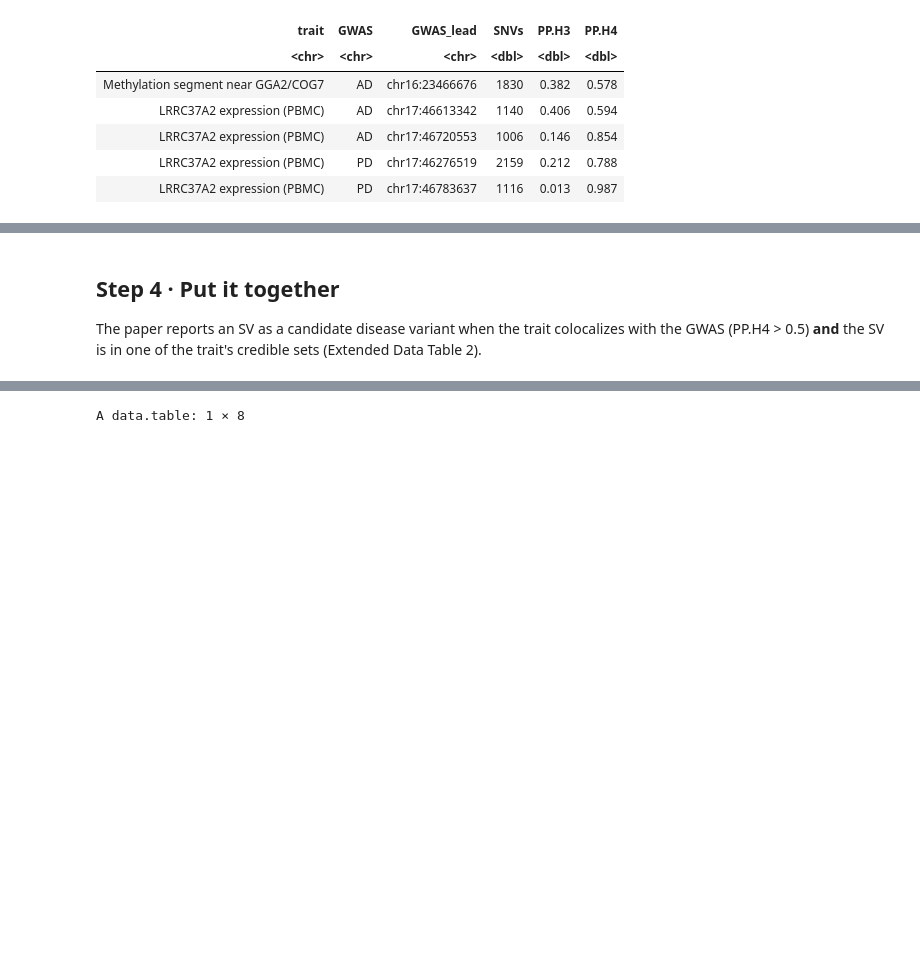
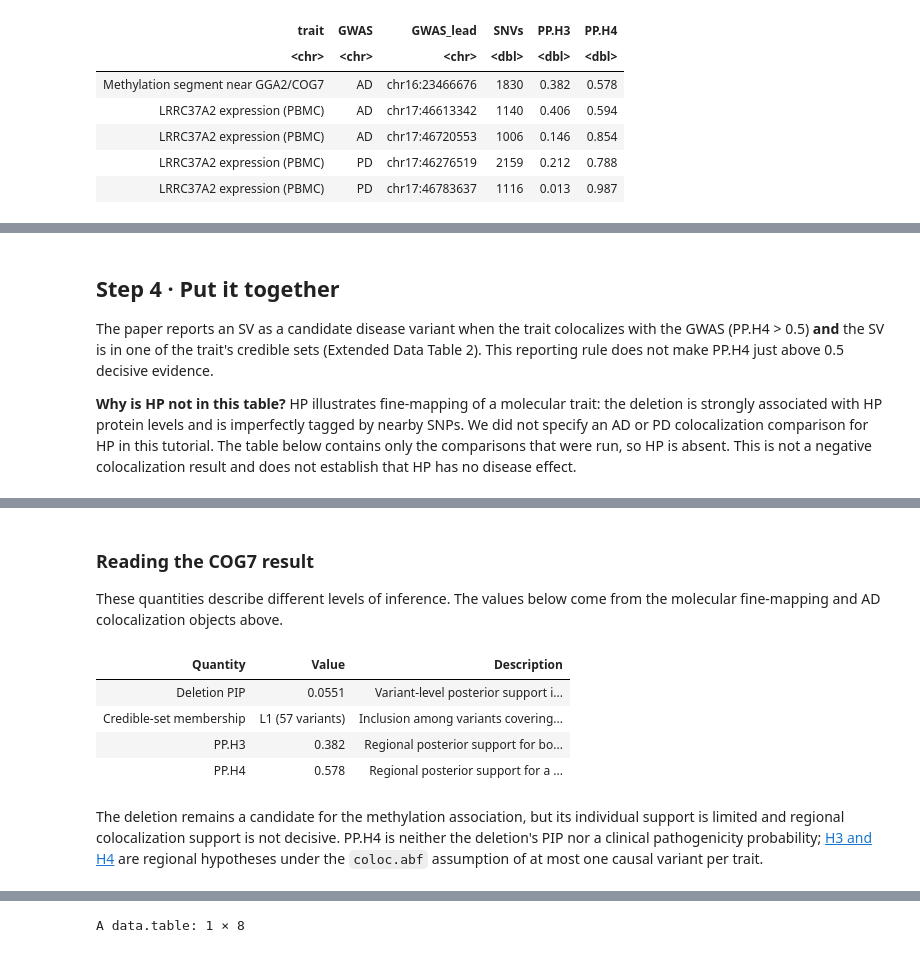
Before and after one commit to Junkkkk/sv-finemapping-coloc-tutorial, a Jupyter notebook: notebooks/02_finemapping_and_colocalization.ipynb, the cells around one changed output, grey strips where cells are left out. Cells and saved outputs as stored; diff of their text form; code cells hidden in the pictures; blank space fills up the shorter version.

```diff
--- a/notebooks/02_finemapping_and_colocalization.ipynb
+++ b/notebooks/02_finemapping_and_colocalization.ipynb
@@ -544,6 +586,13 @@ options(repr.plot.width = 10, repr.plot.height = 4.5)
 
 The paper reports an SV as a candidate disease variant when the trait colocalizes with the GWAS
 (PP.H4 > 0.5) **and** the SV is in one of the trait's credible sets (Extended Data Table 2).
+This reporting rule does not make PP.H4 just above 0.5 decisive evidence.
+
+**Why is HP not in this table?** HP illustrates fine-mapping of a molecular trait: the deletion is
+strongly associated with HP protein levels and is imperfectly tagged by nearby SNPs. We did not specify
+an AD or PD colocalization comparison for HP in this tutorial. The table below contains only the
+comparisons that were run, so HP is absent. This is not a negative colocalization result and does not
+establish that HP has no disease effect.
 # %%
 summary_table <- merge(
     coloc_table,
@@ -560,6 +609,40 @@ A data.table: 5 × 11
 | LRRC37A2 expression (PBMC) | PD | chr17:46276519 | 2159 | 0.212 | 0.788 | Sniffles2.INS.1142M10 | 0.0174 | L1 | TRUE | ... |
 | LRRC37A2 expression (PBMC) | PD | chr17:46783637 | 1116 | 0.013 | 0.987 | Sniffles2.INS.1142M10 | 0.0174 | L1 | TRUE | ... |
 | Methylation segment near GGA2/COG7 | AD | chr16:23466676 | 1830 | 0.382 | 0.578 | Sniffles2.DEL.8FEMF | 0.0551 | L1 | TRUE | ... |
+# %% [markdown]
+### Reading the COG7 result
+
+These quantities describe different levels of inference. The values below come from the molecular
+fine-mapping and AD colocalization objects above.
+# %%
+cog7 <- colocs[locus == "COG7" & gwas == "AD"][1]
+cog7_fit <- fits[[cog7$pheno_id]]
+cog7_sv <- paper_sv[SV == cog7$sv_id & trait == cog7$label]
+cog7_sets <- lapply(cog7_fit$susie$sets$cs, function(indices) colnames(cog7_fit$X)[indices])
+cog7_member <- vapply(cog7_sets, function(ids) cog7$sv_id %in% ids, logical(1))
+cog7_cs <- if (any(cog7_member))
+    paste(paste0(names(cog7_sets)[cog7_member], " (", lengths(cog7_sets)[cog7_member], " variants)"), collapse = "; ") else "none"
+cog7_coloc <- coloc_res[[paste(cog7$gwas, cog7$gwas_lead_pos, cog7$pheno_id)]]$summary
+cog7_interpretation <- data.table(
+    Quantity = c("Deletion PIP", "Credible-set membership", "PP.H3", "PP.H4"),
+    Value = c(as.character(cog7_sv$SV_pip), cog7_cs,
+              sprintf("%.3f", cog7_coloc[["PP.H3.abf"]]), sprintf("%.3f", cog7_coloc[["PP.H4.abf"]])),
+    Description = c("Variant-level posterior support in the molecular-trait fine-mapping model.",
+                    "Inclusion among variants covering the target posterior probability for one modeled molecular association; not that probability for every member.",
+                    "Regional posterior support for both traits being associated through different causal variants.",
+                    "Regional posterior support for a shared causal variant."))
+cog7_interpretation
+# %% [output]
+| Quantity | Value | Description |
+| Deletion PIP | 0.0551 | Variant-level posterior support i... |
+| Credible-set membership | L1 (57 variants) | Inclusion among variants covering... |
+| PP.H3 | 0.382 | Regional posterior support for bo... |
+| PP.H4 | 0.578 | Regional posterior support for a ... |
+# %% [markdown]
+The deletion remains a candidate for the methylation association, but its individual support is
+limited and regional colocalization support is not decisive. PP.H4 is neither the deletion's PIP
+nor a clinical pathogenicity probability; [H3 and H4](https://chr1swallace.github.io/coloc/articles/a03_enumeration.html)
+are regional hypotheses under the `coloc.abf` assumption of at most one causal variant per trait.
 # %% [markdown]
 ### What the paper reports, for comparison
 
```
Also changed, not shown: parts of 9 cells of this notebook, 3 other files.
